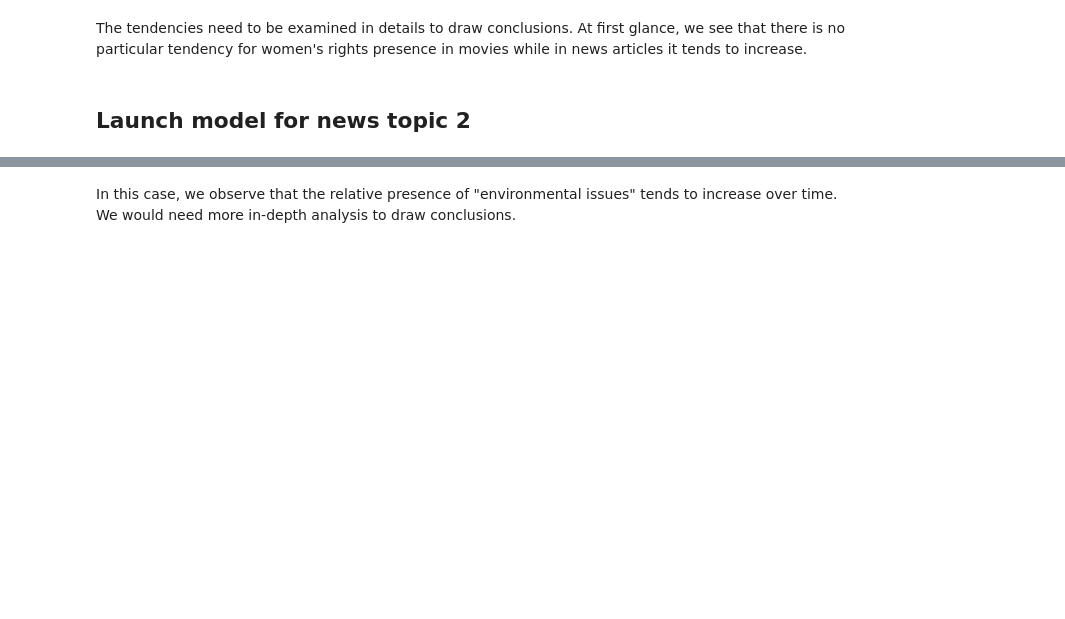
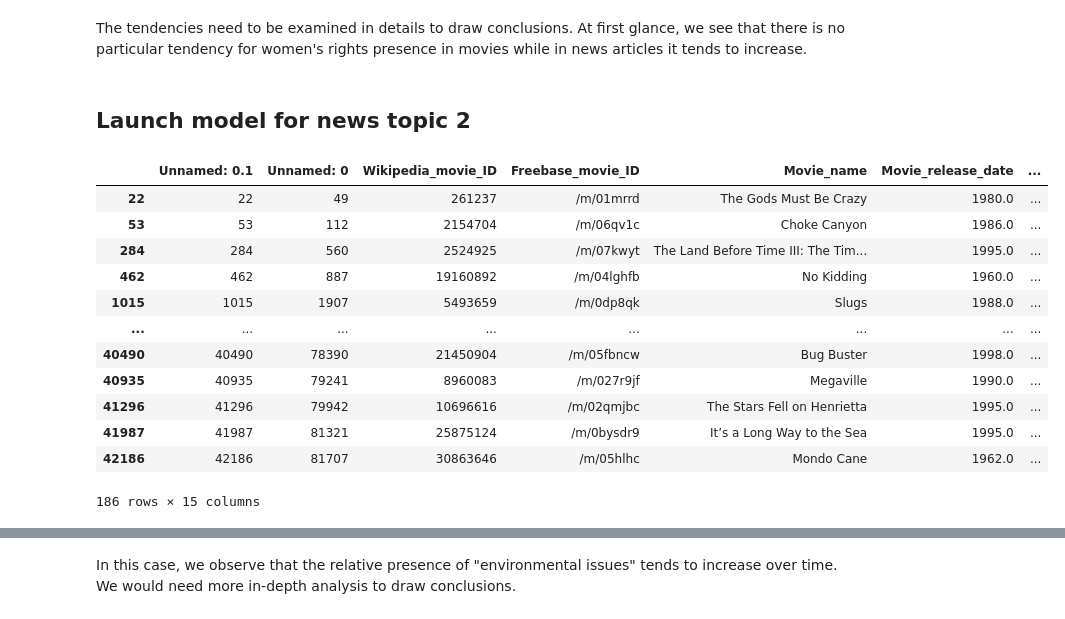
Before and after one commit to epfl-ada/ada-2024-project-astonishingdataavengers24, a Jupyter notebook: results.ipynb, the cells around one changed output, grey strips where cells are left out. Drawn from its saved outputs; the diff is of its cells as text; code cells hidden in the pictures; blank space fills up the shorter version.

```diff
--- a/results.ipynb
+++ b/results.ipynb
@@ -293,13 +313,27 @@ The tendencies need to be examined in details to draw conclusions. At first glan
 ## Launch model for news topic 2
 # %%
 # Calculate similarity for the new topic
-query_embedding_env = model.encode(["environmental issues"])
+query_embedding_env = model_miniLM.encode(["environmental issues"])
 
 similarities_env = cosine_similarity(query_embedding_env, movie_embeddings).flatten()
 ids_env = [movie_ids[i] for i, sim in enumerate(similarities_env) if sim > 0.2]
 
 df_movies_new_env = df_movies[df_movies['Wikipedia_movie_ID'].isin(ids_env)]
 df_movies_new_env
+# %% [output]
+|  | Unnamed: 0.1 | Unnamed: 0 | Wikipedia_movie_ID | Freebase_movie_ID | Movie_name | Movie_release_date | ... |
+| 22 | 22 | 49 | 261237 | /m/01mrrd | The Gods Must Be Crazy | 1980.0 | ... |
+| 53 | 53 | 112 | 2154704 | /m/06qv1c | Choke Canyon | 1986.0 | ... |
+| 284 | 284 | 560 | 2524925 | /m/07kwyt | The Land Before Time III: The Tim... | 1995.0 | ... |
+| 462 | 462 | 887 | 19160892 | /m/04lghfb | No Kidding | 1960.0 | ... |
+| 1015 | 1015 | 1907 | 5493659 | /m/0dp8qk | Slugs | 1988.0 | ... |
+| ... | ... | ... | ... | ... | ... | ... | ... |
+| 40490 | 40490 | 78390 | 21450904 | /m/05fbncw | Bug Buster | 1998.0 | ... |
+| 40935 | 40935 | 79241 | 8960083 | /m/027r9jf | Megaville | 1990.0 | ... |
+| 41296 | 41296 | 79942 | 10696616 | /m/02qmjbc | The Stars Fell on Henrietta | 1995.0 | ... |
+| 41987 | 41987 | 81321 | 25875124 | /m/0bysdr9 | It’s a Long Way to the Sea | 1995.0 | ... |
+| 42186 | 42186 | 81707 | 30863646 | /m/05hlhc | Mondo Cane | 1962.0 | ... |
+186 rows × 15 columns
 # %%
 # Calculate the relative presence of the topic accross the years
 count_per_year = df_movies_new_env.groupby('Movie_release_date').size()
```
Also changed, not shown: parts of 13 cells of this notebook.
